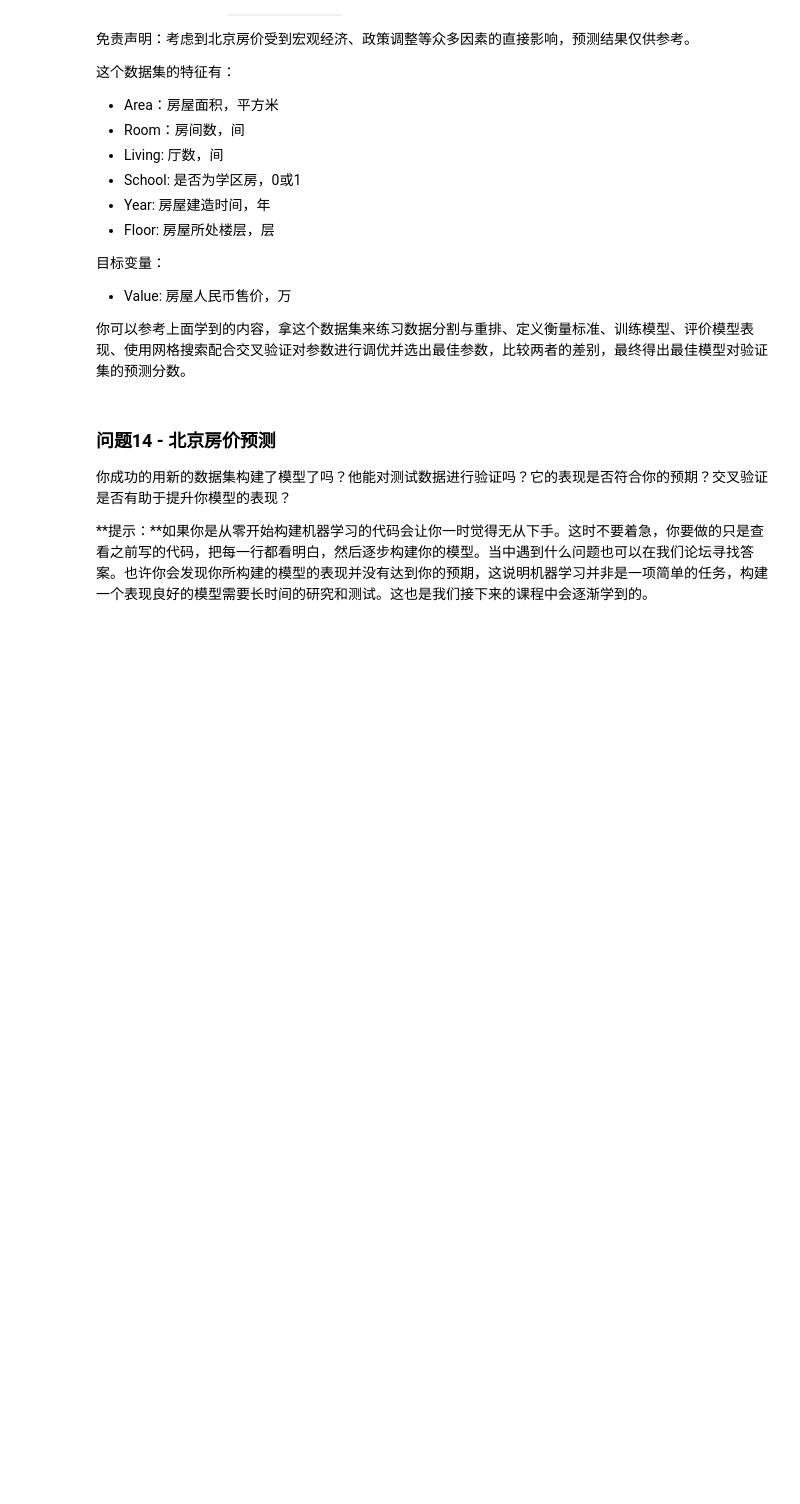
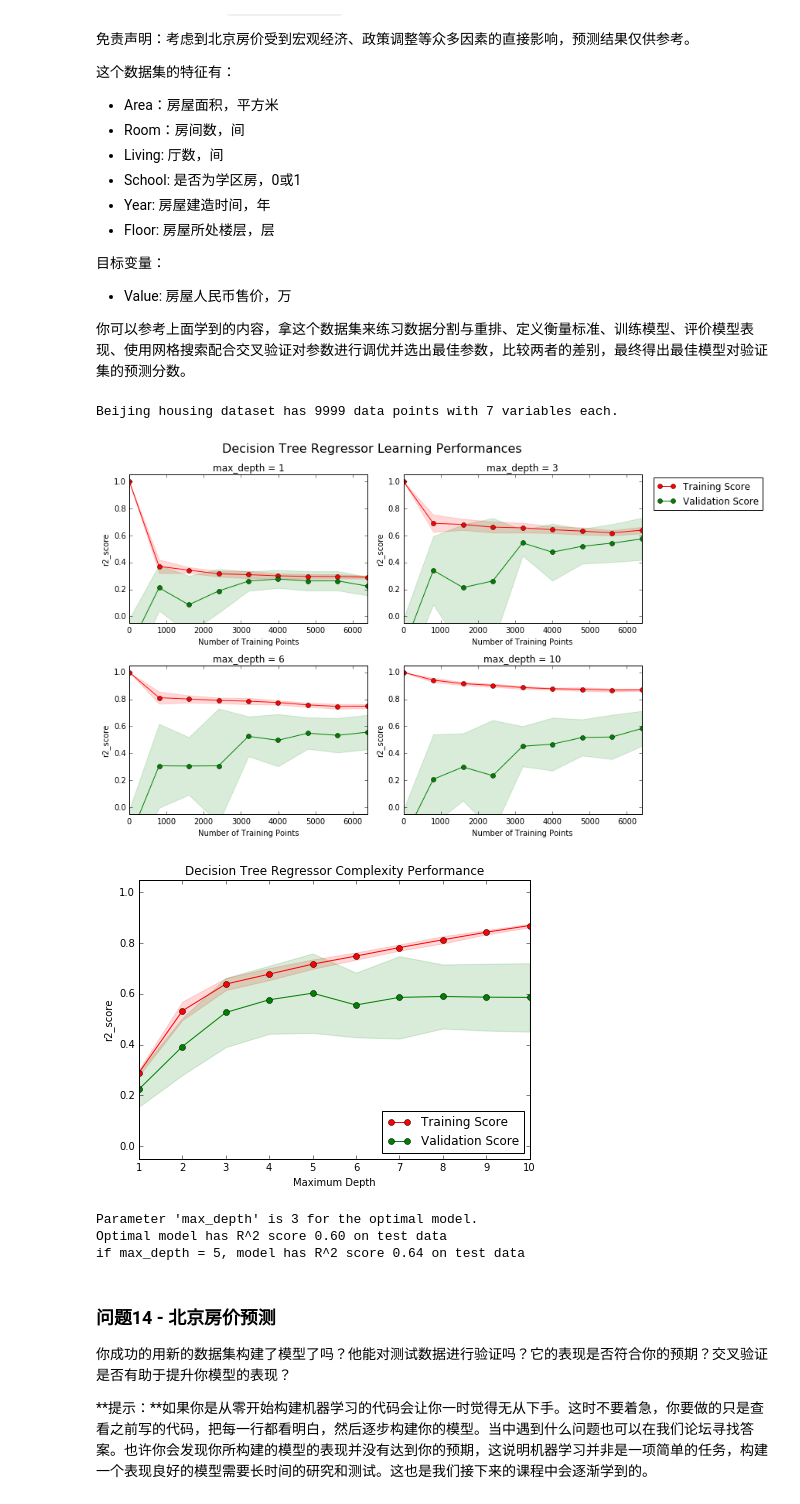
Before and after one commit to blackantchen/boston_housing, a Jupyter notebook: boston_housing.ipynb, the cells around one changed output. Saved outputs shown, nothing was run; the diff lists cells and outputs as text; code cells hidden in the pictures; blank space fills up the shorter version.

```diff
--- a/boston_housing.ipynb
+++ b/boston_housing.ipynb
@@ -482,3 +510,83 @@ vs.PredictTrials(features, prices, fit_model, client_data)
+# %%
+# TODO 6
+
+# 你的代码
+
+# 载入北京房屋的数据集
+data = pd.read_csv('bj_housing.csv')
+prices = data['Value']
+features = data.drop('Value', axis = 1)
+
+# 完成
+print "Beijing housing dataset has {} data points with {} variables each.".format(*data.shape)
+
+X_train, X_test, y_train, y_test = train_test_split(features, prices, test_size=0.2, random_state=42)
+
+def performance_metric(y_true, y_predict):
+    """计算并返回预测值相比于预测值的分数"""
+
+    score = r2_score(y_true, y_predict)
+
+    return score
+
+# 根据不同的训练集大小，和最大深度，生成学习曲线
+vs.ModelLearning(X_train, y_train)
+
+# 根据不同的最大深度参数，生成复杂度曲线
+vs.ModelComplexity(X_train, y_train)
+
+def fit_model_bj(X, y):
+    """ 基于输入数据 [X,y]，利于网格搜索找到最优的决策树模型"""
+
+    cross_validator = KFold() # use default value: n_splits=3
+
+    regressor = DecisionTreeRegressor()
+
+    params = {'max_depth':[1, 2, 3, 4, 5, 6, 7, 8, 9, 10]}
+
+    scoring_fnc = metrics.make_scorer(performance_metric)
+
+    grid = GridSearchCV(estimator = regressor,
+                        param_grid = params,
+                        scoring = scoring_fnc,
+                        cv = cross_validator
+                       )
+
+    # 基于输入数据 [X,y]，进行网格搜索
+    grid = grid.fit(X, y)
+
+    #print pd.DataFrame(grid.cv_results_)
+
+    # 返回网格搜索后的最优模型
+    return grid.best_estimator_
+
+# 基于训练数据，获取最优模型
+optimal_reg = fit_model_bj(X_train, y_train)
+
+# 输出最优模型的 'max_depth' 参数
+print "Parameter 'max_depth' is {} for the optimal model.".format(optimal_reg.get_params()['max_depth'])
+
+y_pred = optimal_reg.predict(X_test)
+r2 = performance_metric(y_test, y_pred)
+
+print "Optimal model has R^2 score {:,.2f} on test data".format(r2)
+
+## 验证人工猜测参数的 R2
+my_depth = 5
+my_reg = DecisionTreeRegressor(max_depth=my_depth)
+my_reg.fit(X_train, y_train)
+
+y_pred_my = my_reg.predict(X_test)
+r2_my = performance_metric(y_test, y_pred_my)
+
+print "if max_depth = {}, model has R^2 score {:,.2f} on test data".format(my_depth, r2_my)
+# %% [output]
+Beijing housing dataset has 9999 data points with 7 variables each.
+[figure, added]
+[figure, added]
+Parameter 'max_depth' is 3 for the optimal model.
+Optimal model has R^2 score 0.60 on test data
+if max_depth = 5, model has R^2 score 0.64 on test data
 # %% [markdown]
 ### 问题14 - 北京房价预测
 你成功的用新的数据集构建了模型了吗？他能对测试数据进行验证吗？它的表现是否符合你的预期？交叉验证是否有助于提升你模型的表现？
```
Also changed, not shown: parts of 15 cells of this notebook, 2 other files.
